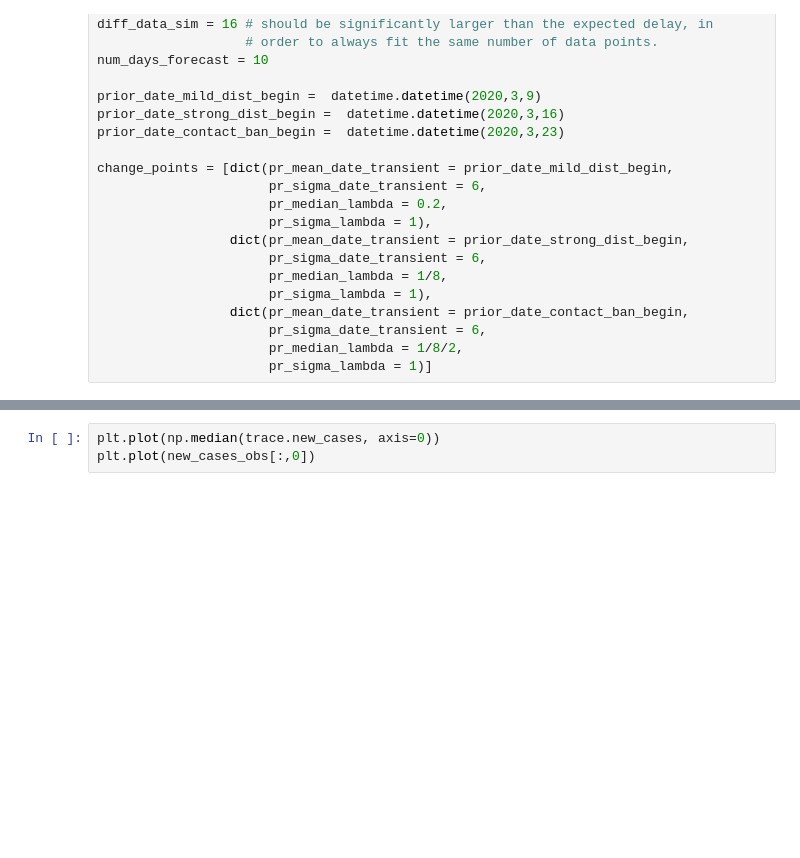
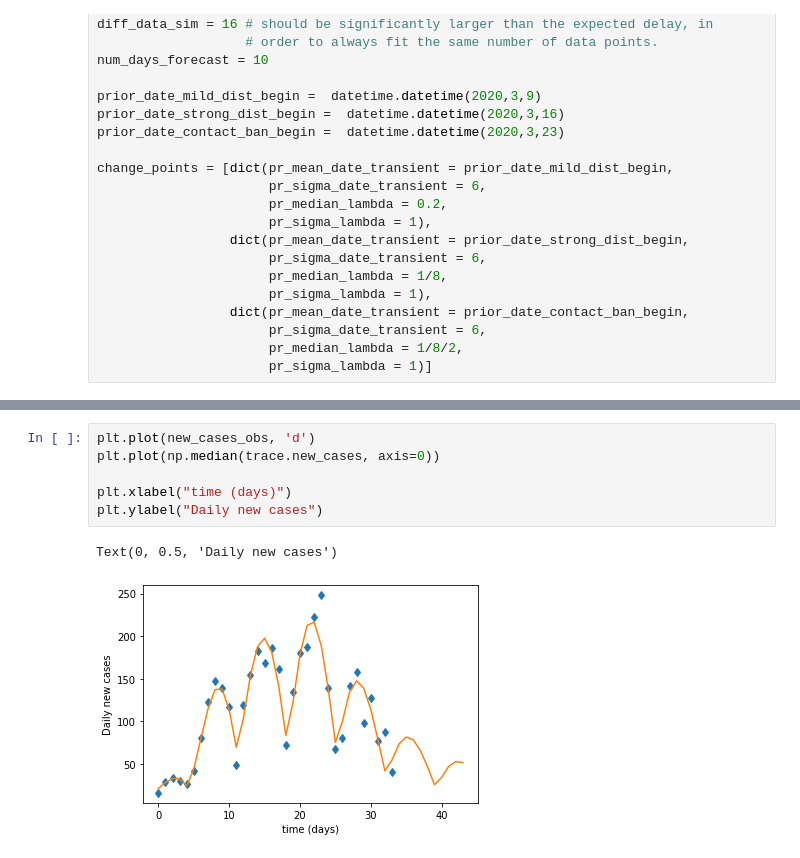
Before and after one commit to Priesemann-Group/covid19_inference, a Jupyter notebook: scripts/example_one_bundesland.ipynb, the cells around one changed output, grey strips where cells are left out. Drawn from its saved outputs; the diff is of its cells as text; blank space fills up the shorter version.

```diff
--- a/scripts/example_one_bundesland.ipynb
+++ b/scripts/example_one_bundesland.ipynb
@@ -154,3 +171,9 @@ fig.subplots_adjust(wspace=0.25, hspace=0.4)
 # %%
+plt.plot(new_cases_obs, 'd')
 plt.plot(np.median(trace.new_cases, axis=0))
-plt.plot(new_cases_obs[:,0])
+
+plt.xlabel("time (days)")
+plt.ylabel("Daily new cases")
+# %% [output]
+Text(0, 0.5, 'Daily new cases')
+[figure, added]
```
Also changed, not shown: parts of 12 cells of this notebook, 1 other file.
